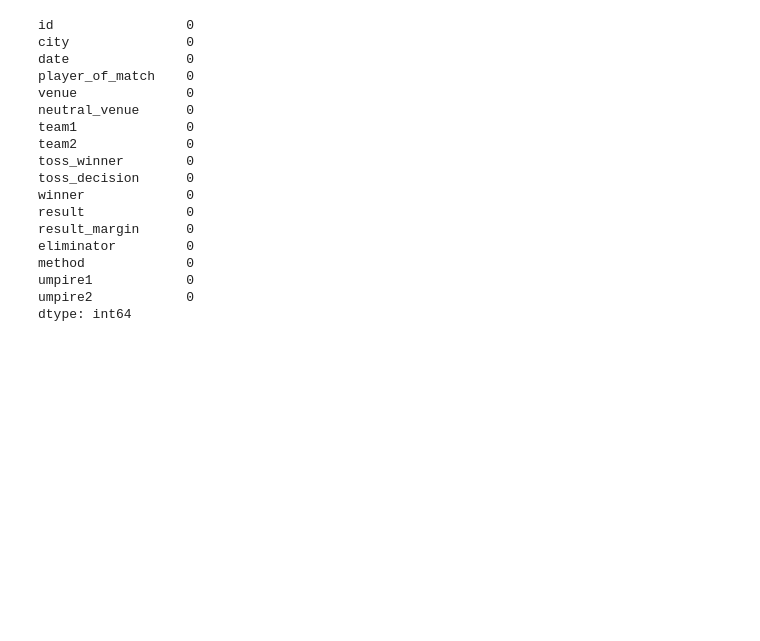
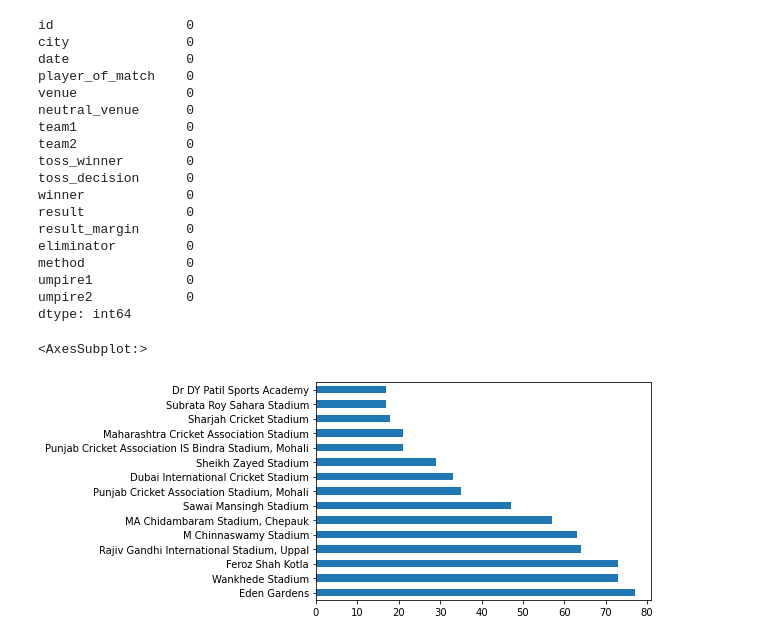
Before and after one commit to IPL-analysis-project/IPL-Dataset-Analysis, a Jupyter notebook: main.ipynb, the cells around one changed output. Saved outputs shown, nothing was run; the diff lists cells and outputs as text; code cells hidden in the pictures; blank space fills up the shorter version.

Commit message:
Number of Matches at Venues

```diff
--- a/main.ipynb
+++ b/main.ipynb
@@ -108,3 +108,8 @@ method             0
 umpire1            0
 umpire2            0
 dtype: int64
+# %%
+matches.venue.value_counts()[:15].plot(kind = 'barh')
+# %% [output]
+<AxesSubplot:>
+[figure, added]
```
